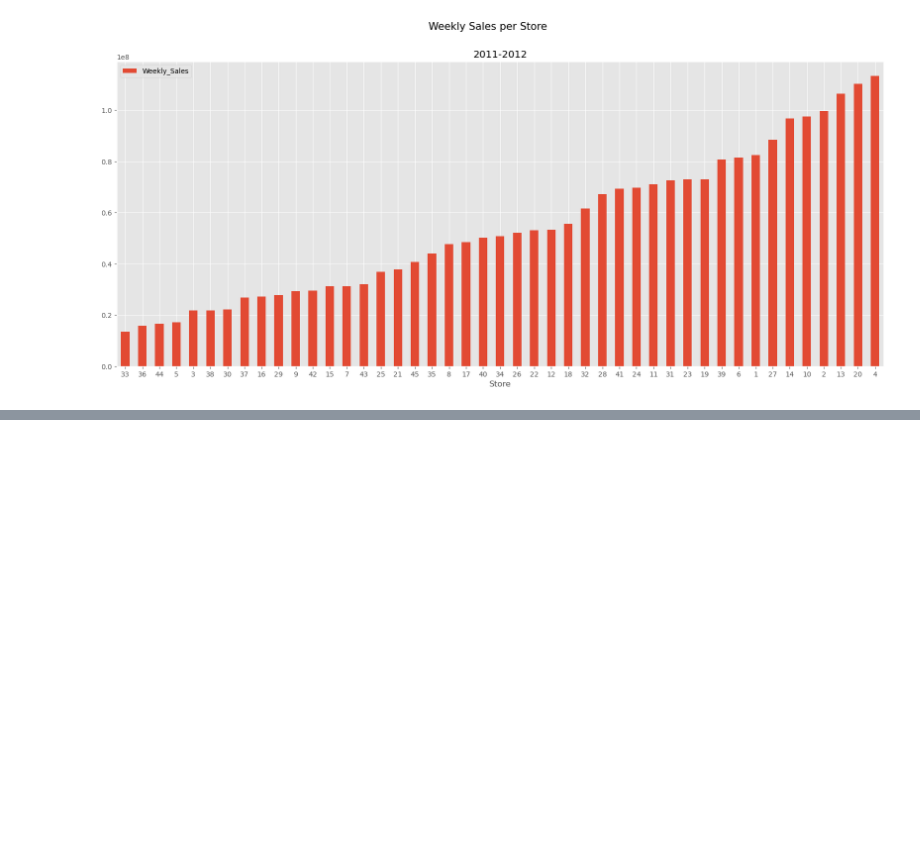
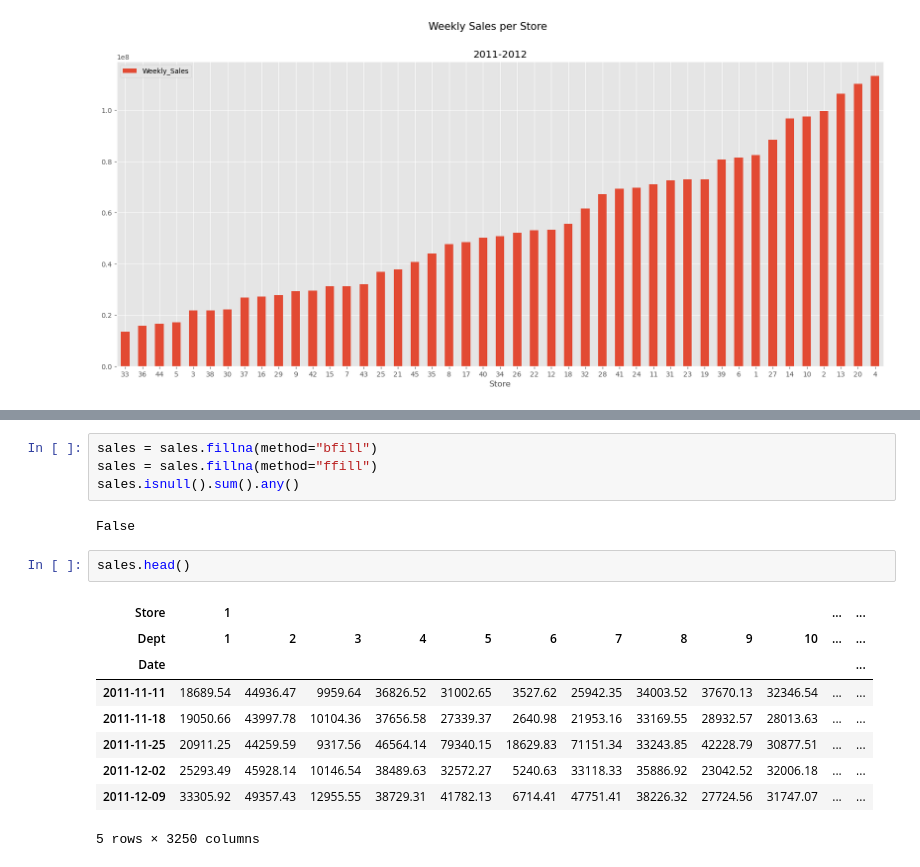
Before and after one commit to keithmmc/walmart-forecasting, a Jupyter notebook: walmart.ipynb, the cells around one changed output, grey strips where cells are left out. Cells and saved outputs as stored; diff of their text form; blank space fills up the shorter version.

```diff
--- a/walmart.ipynb
+++ b/walmart.ipynb
@@ -460,0 +469,18 @@ plt.show()
+# %%
+sales = sales.fillna(method="bfill")
+sales = sales.fillna(method="ffill")
+sales.isnull().sum().any()
+# %% [output]
+False
+# %%
+sales.head()
+# %% [output]
+| Store | 1 |  |  |  |  |  |  |  |  |  | ... | ... |
+| Dept | 1 | 2 | 3 | 4 | 5 | 6 | 7 | 8 | 9 | 10 | ... | ... |
+| Date |  |  |  |  |  |  |  |  |  |  |  | ... |
+| 2011-11-11 | 18689.54 | 44936.47 | 9959.64 | 36826.52 | 31002.65 | 3527.62 | 25942.35 | 34003.52 | 37670.13 | 32346.54 | ... | ... |
+| 2011-11-18 | 19050.66 | 43997.78 | 10104.36 | 37656.58 | 27339.37 | 2640.98 | 21953.16 | 33169.55 | 28932.57 | 28013.63 | ... | ... |
+| 2011-11-25 | 20911.25 | 44259.59 | 9317.56 | 46564.14 | 79340.15 | 18629.83 | 71151.34 | 33243.85 | 42228.79 | 30877.51 | ... | ... |
+| 2011-12-02 | 25293.49 | 45928.14 | 10146.54 | 38489.63 | 32572.27 | 5240.63 | 33118.33 | 35886.92 | 23042.52 | 32006.18 | ... | ... |
+| 2011-12-09 | 33305.92 | 49357.43 | 12955.55 | 38729.31 | 41782.13 | 6714.41 | 47751.41 | 38226.32 | 27724.56 | 31747.07 | ... | ... |
+5 rows × 3250 columns
```
Also changed, not shown: parts of 12 cells of this notebook.
